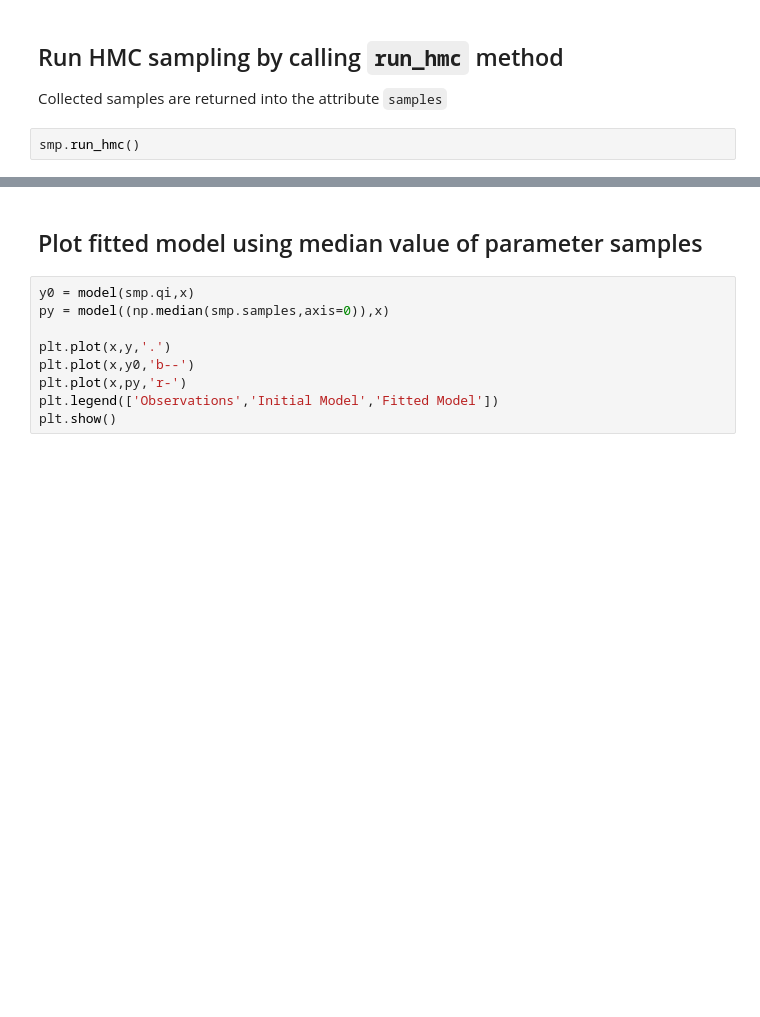
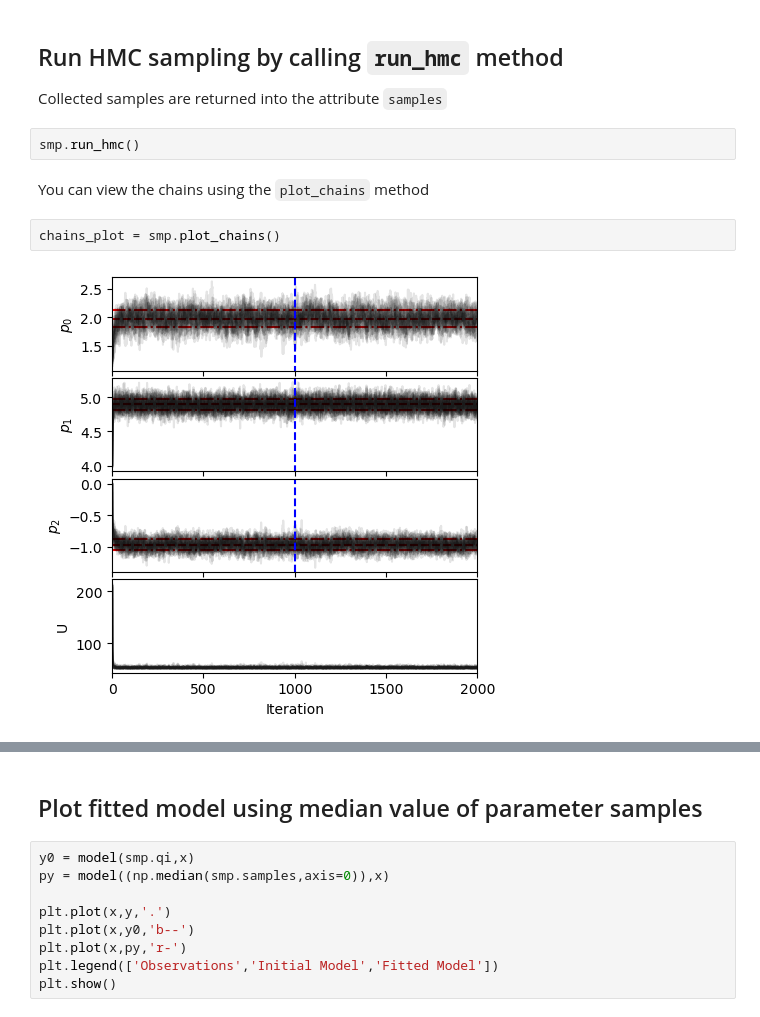
Before and after one commit to dylannpaterson/HMC, a Jupyter notebook: example.ipynb, the cells around one changed output, grey strips where cells are left out. Saved outputs shown, nothing was run; the diff lists cells and outputs as text; blank space fills up the shorter version.

```diff
--- a/example.ipynb
+++ b/example.ipynb
@@ -84,3 +119,9 @@ smp.lf_length = 0.075
 Collected samples are returned into the attribute `samples`
 # %%
 smp.run_hmc()
+# %% [markdown]
+You can view the chains using the `plot_chains` method
+# %%
+chains_plot = smp.plot_chains()
+# %% [output]
+[figure, added]
```
Also changed, not shown: parts of 32 cells of this notebook.
